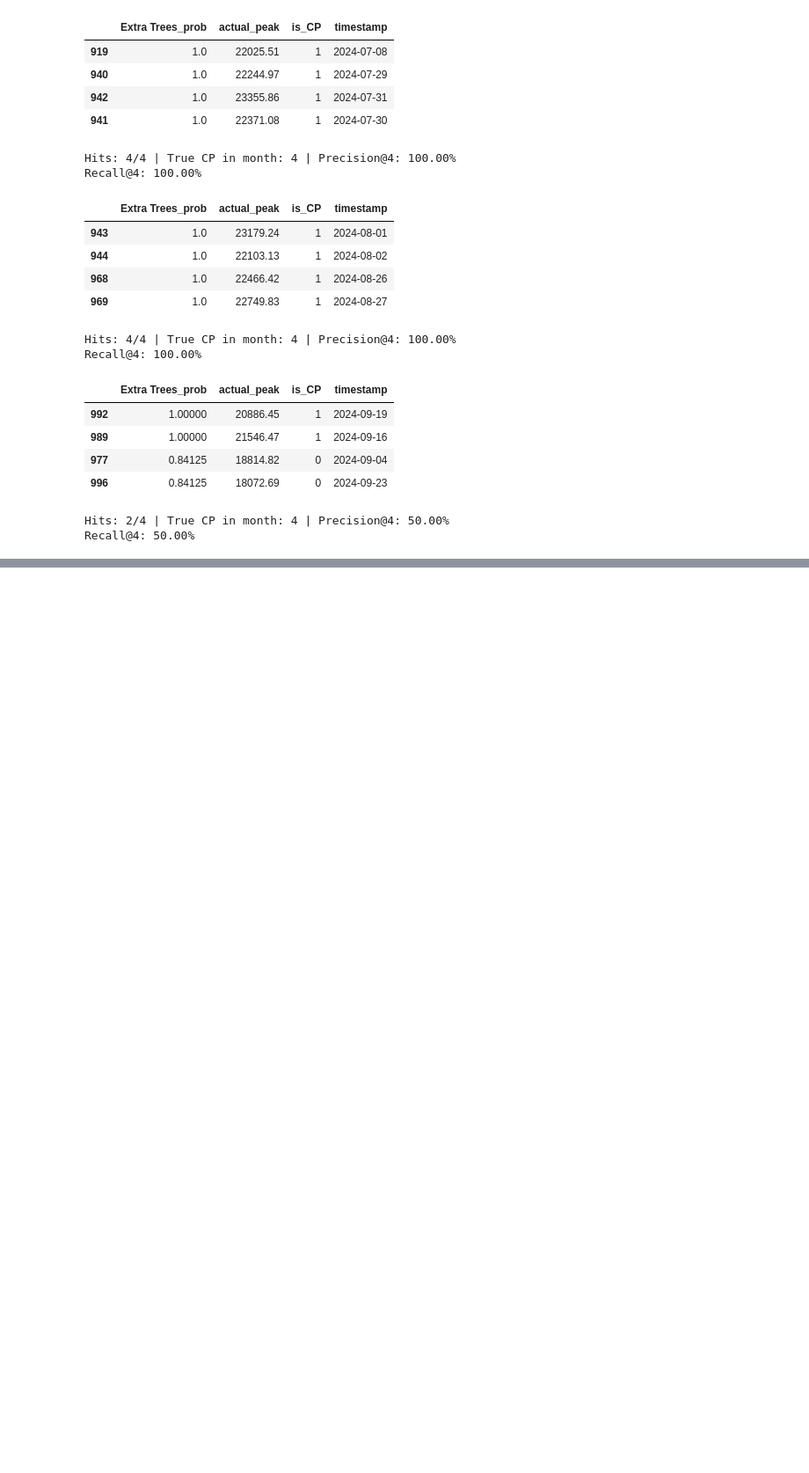
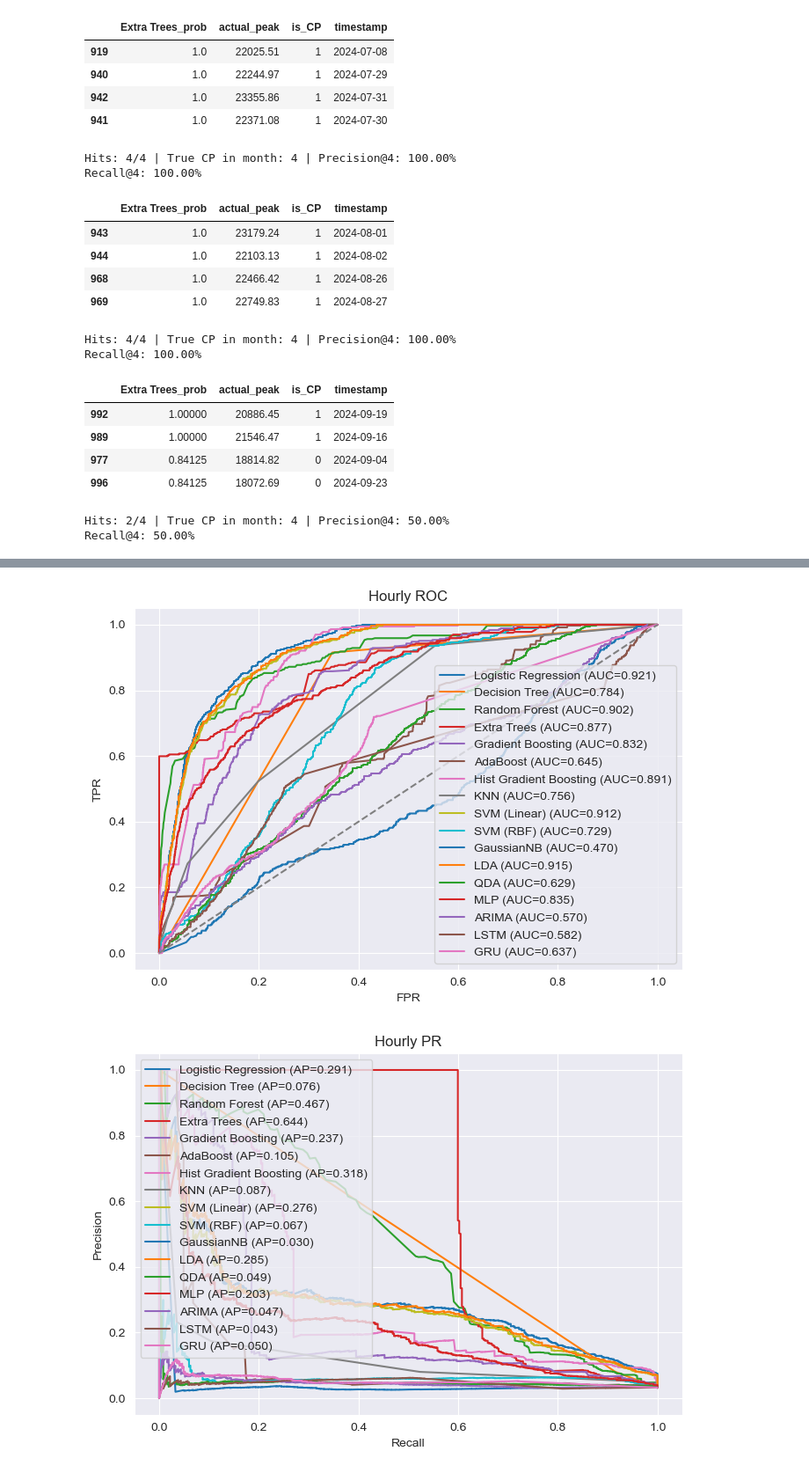
Before and after one commit to EmiyaKatuz/Probabilistic-Algorithm-for-5CP, a Jupyter notebook: cp_evaluation.ipynb, the cells around one changed output, grey strips where cells are left out. Shown at 88% size. Cells and saved outputs as stored; diff of their text form; code cells hidden in the pictures; blank space fills up the shorter version.

```diff
--- a/cp_evaluation.ipynb
+++ b/cp_evaluation.ipynb
@@ -1021,0 +1171,12 @@ Recall@4: 50.00%
+# %%
+USE_TOP_PCT_TRAIN_HR = True
+TOP_PCT_HR = 0.2
+if ENABLE_HOURLY_PIPELINE and USE_TOP_PCT_TRAIN_HR:
+    thr_hr = hourly_feat['actual_load'].quantile(1 - TOP_PCT_HR)
+    top_idx_hr = hourly_feat.index[hourly_feat['actual_load'] >= thr_hr]
+    top_train_hr = hourly_feat.loc[top_idx_hr]
+    # 保持时间顺序
+    top_train_hr = top_train_hr.sort_values('datetime')
+    X_train_hr = top_train_hr[feature_cols_hr]
+    y_train_hr = top_train_hr['is_CP'].astype(int).values
+    print(f"[INFO] Hourly top {int(TOP_PCT_HR * 100)}\\% training size:", X_train_hr.shape[0])
@@ -1021,0 +1389,45 @@ Recall@4: 50.00%
+# %%
+if ENABLE_HOURLY_PIPELINE and fitted_models_hr:
+    from sklearn.metrics import roc_curve, auc, precision_recall_curve, average_precision_score
+
+    y_all_hr = y_test_hr
+    has_both = len(np.unique(y_all_hr)) > 1
+
+    plt.figure(figsize=(7, 5))
+    if not has_both:
+        plt.text(0.5, 0.5, "ROC undefined (single class).", ha='center', va='center')
+    else:
+        for name, m in fitted_models_hr.items():
+            s = prob_test_hr.get(name, None)
+            if s is None:
+                s = _prob_hr(m, X_test_hr)
+            fpr, tpr, _ = roc_curve(y_all_hr, s)
+            plt.plot(fpr, tpr, label=f"{name} (AUC={auc(fpr, tpr):.3f})")
+        plt.plot([0, 1], [0, 1], '--', color='grey')
+    plt.xlabel("FPR");
+    plt.ylabel("TPR");
+    plt.title("Hourly ROC")
+    plt.legend();
+    plt.tight_layout();
+    plt.show()
+
+    plt.figure(figsize=(7, 5))
+    if y_all_hr.sum() == 0:
+        plt.text(0.5, 0.5, "PR undefined (no positives).", ha='center', va='center')
+    else:
+        for name, m in fitted_models_hr.items():
+            s = prob_test_hr.get(name, None)
+            if s is None:
+                s = _prob_hr(m, X_test_hr)
+            pr, rc, _ = precision_recall_curve(y_all_hr, s)
+            ap = average_precision_score(y_all_hr, s)
+            plt.plot(rc, pr, label=f"{name} (AP={ap:.3f})")
+    plt.xlabel("Recall");
+    plt.ylabel("Precision");
+    plt.title("Hourly PR")
+    plt.legend();
+    plt.tight_layout();
+    plt.show()
+# %% [output]
+[figure, added]
+[figure, added]
```
Also changed, not shown: parts of 15 cells of this notebook, 54 other files.
